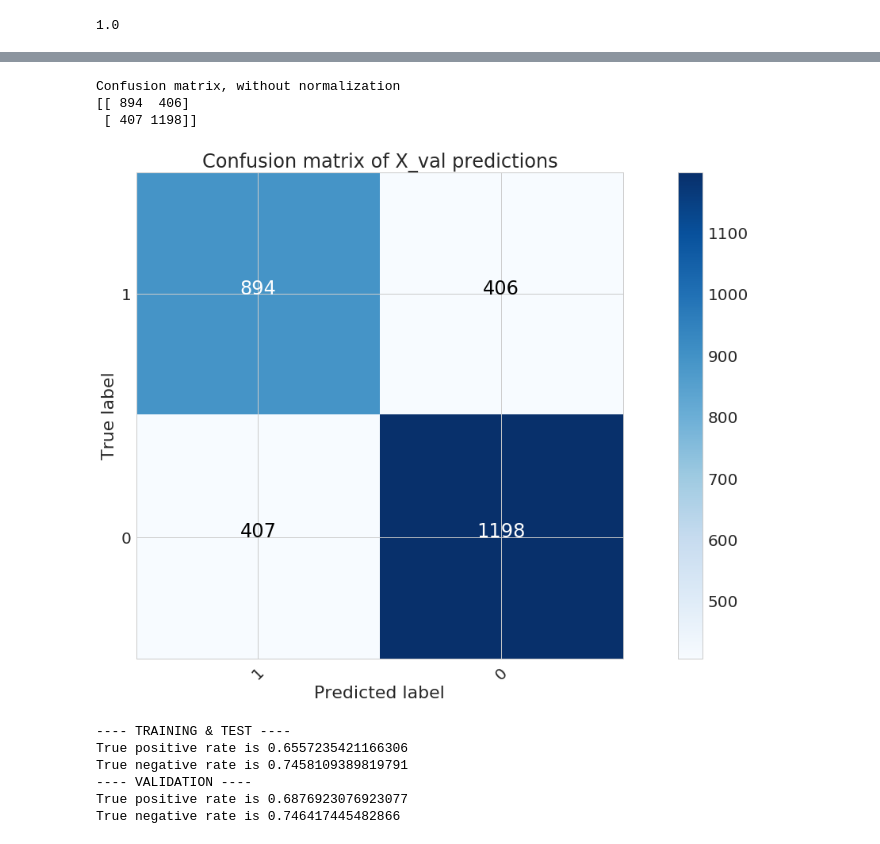
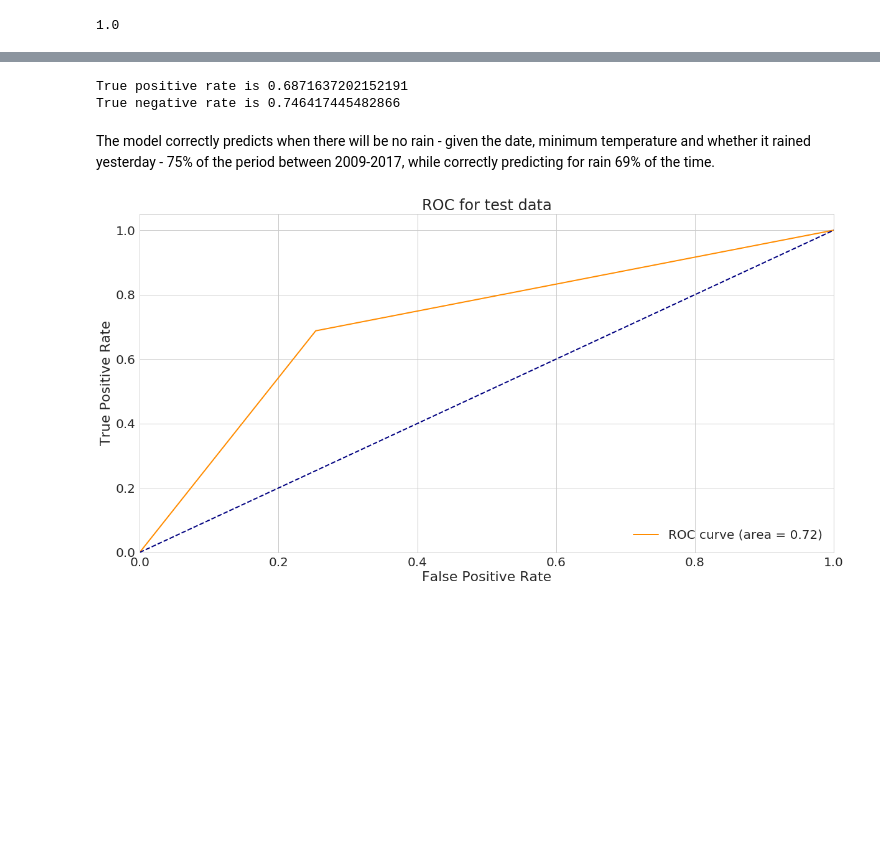
Before and after one commit to maianhly/dat11syd, a Jupyter notebook: lessons/lesson-07/hwk/Lesson 7 Homework.ipynb, the cells around one changed output, grey strips where cells are left out. Saved outputs shown, nothing was run; the diff lists cells and outputs as text; code cells hidden in the pictures; blank space fills up the shorter version.

```diff
--- a/lessons/lesson-07/hwk/Lesson 7 Homework.ipynb
+++ b/lessons/lesson-07/hwk/Lesson 7 Homework.ipynb
@@ -693,33 +645,34 @@ Confusion matrix, without normalization
-# %%
-# Plot confusion matrix with holdout data
-cnf_mat = metrics.confusion_matrix(y_val, y_val_class, labels = seattle_training.RAIN.unique())
-class_labels = seattle_training.RAIN.unique()
-plt.figure()
-plot_confusion_matrix(cnf_mat, class_labels,
-                          normalize=False,
-                          title='Confusion matrix of X_val predictions',
-                          cmap=plt.cm.Blues)
-plt.show()
-# %% [output]
-Confusion matrix, without normalization
-[[ 894  406]
- [ 407 1198]]
-[figure, removed]
 # %%
 # Calculate TPR and TNR
 
-print('---- TRAINING & TEST ----')
-print('True positive rate is', 1518/(1518+797))
-print('True negative rate is', 2359/(2359+804))
-print('---- VALIDATION ----')
-print('True positive rate is', 894/(894+406))
+print('True positive rate is', precision_score(y_val, y_pred_class))
 print('True negative rate is', 1198/(1198+407))
 # %% [output]
----- TRAINING & TEST ----
-True positive rate is 0.6557235421166306
-True negative rate is 0.7458109389819791
----- VALIDATION ----
-True positive rate is 0.6876923076923077
+True positive rate is 0.6871637202152191
 True negative rate is 0.746417445482866
+# %% [markdown]
+The model correctly predicts when there will be no rain - given the date, minimum temperature and whether it rained yesterday - 75% of the period between 2009-2017, while correctly predicting for rain 69% of the time.
+# %%
+# get FPR and TPR for holdout data
+fpr, tpr, _ = metrics.roc_curve(y_val, y_pred_class)
+
+# Store the Area Under the Curve (AUC)
+roc_auc = metrics.auc(fpr,tpr)
+
+# Plot the ROC Curve
+plt.figure()
+lw = 2
+plt.plot(fpr, tpr, color='darkorange',
+         lw=lw, label='ROC curve (area = %0.2f)' % roc_auc)
+plt.plot([0, 1], [0, 1], color='navy', lw=lw, linestyle='--')
+plt.xlim([0.0, 1.0])
+plt.ylim([0.0, 1.05])
+plt.xlabel('False Positive Rate')
+plt.ylabel('True Positive Rate')
+plt.title('ROC for test data')
+plt.legend(loc="lower right")
+plt.show()
+# %% [output]
+[figure, added]
 # %%
 # Generate the prediction values for each of the test observations
```
Also changed, not shown: parts of 22 cells of this notebook, 1 other file.
